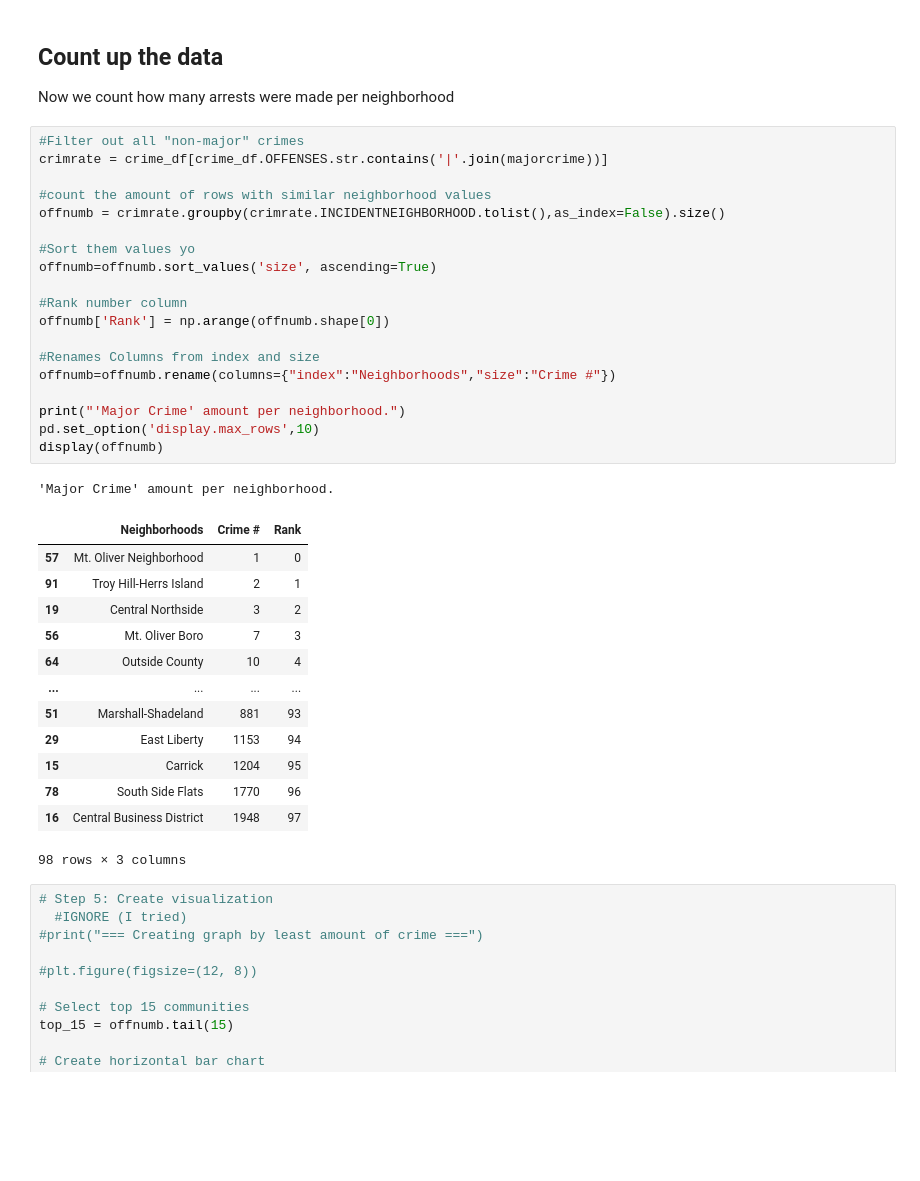
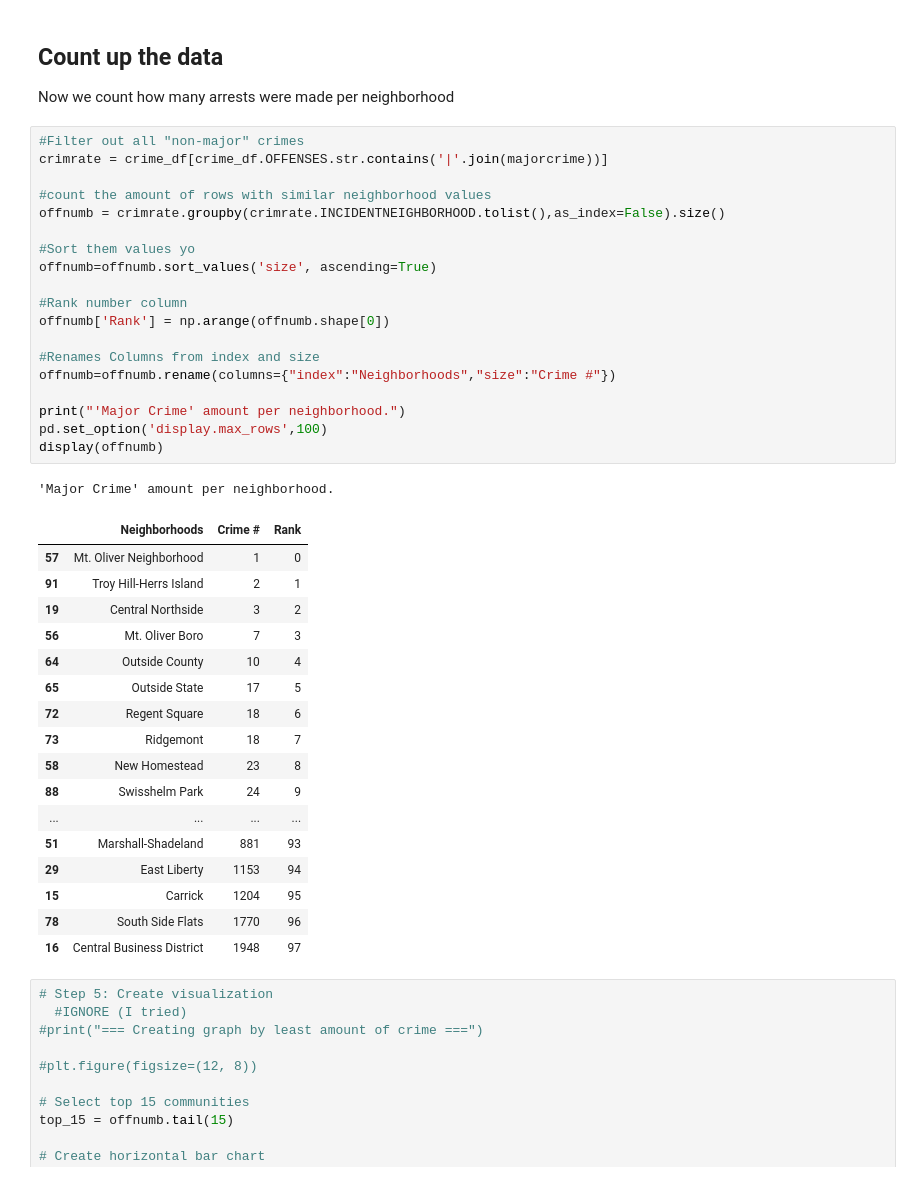
Before and after one commit to Enoch1103/Pittsburgh-best-neighborhood, a Jupyter notebook: crime_data/crime_Analysis.ipynb, the cells around one changed output. Saved outputs shown, nothing was run; the diff lists cells and outputs as text; blank space fills up the shorter version.

```diff
--- a/crime_data/crime_Analysis.ipynb
+++ b/crime_data/crime_Analysis.ipynb
@@ -158,37 +158,41 @@ Now we count how many arrests were made per neighborhood
 # %%
 #Filter out all "non-major" crimes
 crimrate = crime_df[crime_df.OFFENSES.str.contains('|'.join(majorcrime))]
 
 #count the amount of rows with similar neighborhood values
 offnumb = crimrate.groupby(crimrate.INCIDENTNEIGHBORHOOD.tolist(),as_index=False).size()
 
 #Sort them values yo
 offnumb=offnumb.sort_values('size', ascending=True)
 
 #Rank number column
 offnumb['Rank'] = np.arange(offnumb.shape[0])
 
 #Renames Columns from index and size
 offnumb=offnumb.rename(columns={"index":"Neighborhoods","size":"Crime #"})
 
 print("'Major Crime' amount per neighborhood.")
-pd.set_option('display.max_rows',10)
+pd.set_option('display.max_rows',100)
 display(offnumb)
 # %% [output]
 'Major Crime' amount per neighborhood.
 |  | Neighborhoods | Crime # | Rank |
 | 57 | Mt. Oliver Neighborhood | 1 | 0 |
 | 91 | Troy Hill-Herrs Island | 2 | 1 |
 | 19 | Central Northside | 3 | 2 |
 | 56 | Mt. Oliver Boro | 7 | 3 |
 | 64 | Outside County | 10 | 4 |
+| 65 | Outside State | 17 | 5 |
+| 72 | Regent Square | 18 | 6 |
+| 73 | Ridgemont | 18 | 7 |
+| 58 | New Homestead | 23 | 8 |
+| 88 | Swisshelm Park | 24 | 9 |
 | ... | ... | ... | ... |
 | 51 | Marshall-Shadeland | 881 | 93 |
 | 29 | East Liberty | 1153 | 94 |
 | 15 | Carrick | 1204 | 95 |
 | 78 | South Side Flats | 1770 | 96 |
 | 16 | Central Business District | 1948 | 97 |
-98 rows × 3 columns
 # %%
 # Step 5: Create visualization
   #IGNORE (I tried)
```
Also changed, not shown: 2 other files.
